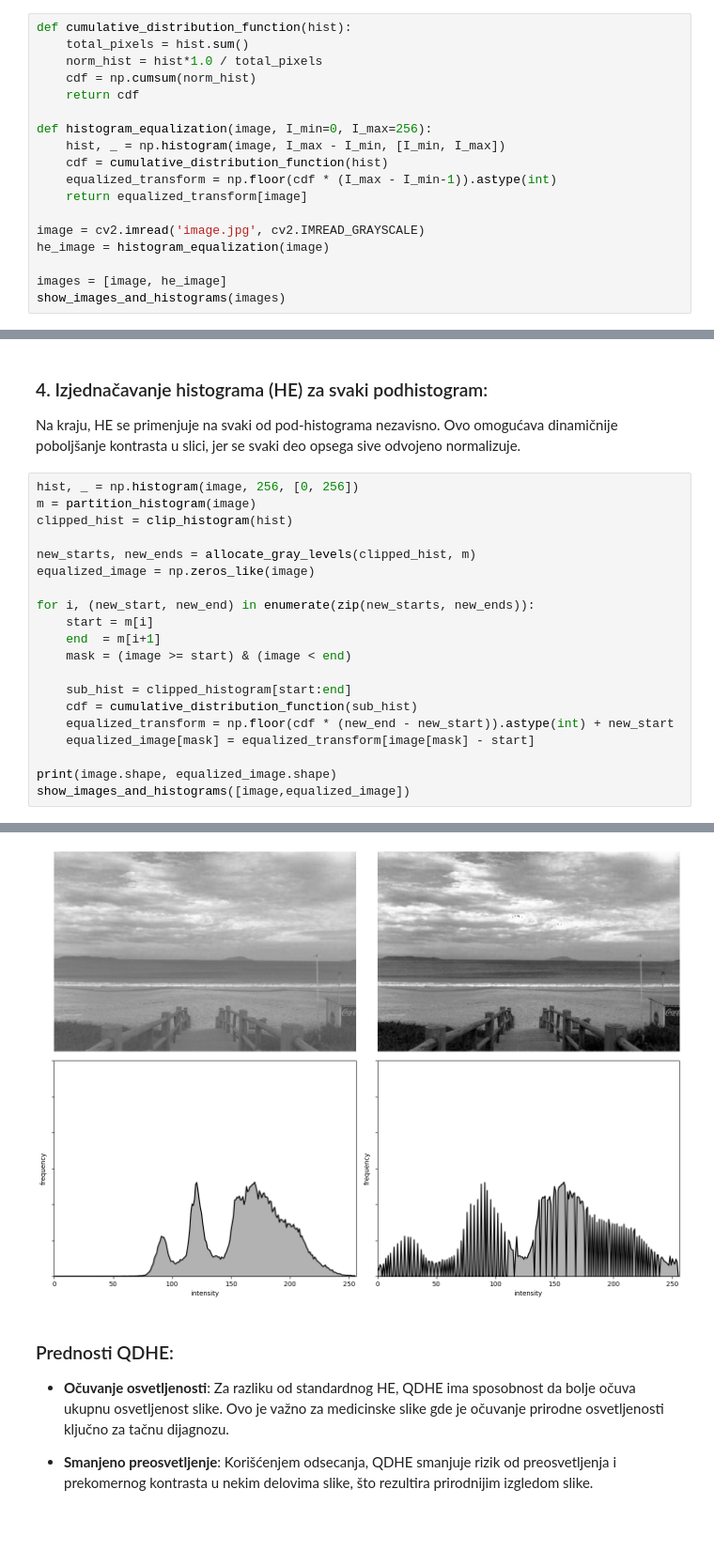
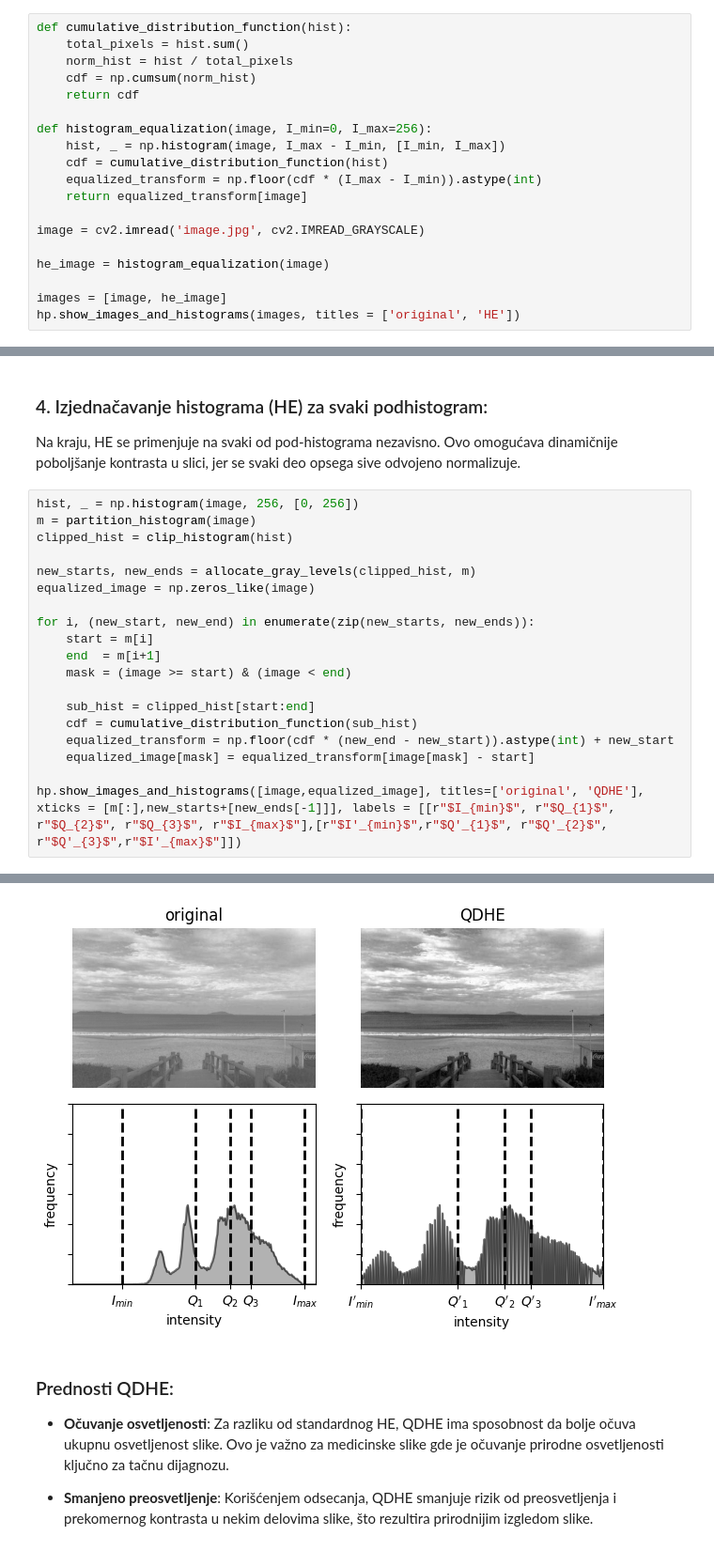
Before and after one commit to isidora00/HistogramAlgorithms, a Jupyter notebook: histogram_algorithms.ipynb, the cells around one changed output, grey strips where cells are left out. Shown at 94% size. Cells and saved outputs as stored; diff of their text form; blank space fills up the shorter version.

```diff
--- a/histogram_algorithms.ipynb
+++ b/histogram_algorithms.ipynb
@@ -81,19 +68,20 @@ $$
 # %%
 def cumulative_distribution_function(hist):
     total_pixels = hist.sum()
-    norm_hist = hist*1.0 / total_pixels
+    norm_hist = hist / total_pixels
     cdf = np.cumsum(norm_hist)
     return cdf
 
 def histogram_equalization(image, I_min=0, I_max=256):
     hist, _ = np.histogram(image, I_max - I_min, [I_min, I_max])
     cdf = cumulative_distribution_function(hist)
-    equalized_transform = np.floor(cdf * (I_max - I_min-1)).astype(int)
+    equalized_transform = np.floor(cdf * (I_max - I_min)).astype(int)
     return equalized_transform[image]
 
 image = cv2.imread('image.jpg', cv2.IMREAD_GRAYSCALE)
+
 he_image = histogram_equalization(image)
 
 images = [image, he_image]
-show_images_and_histograms(images)
+hp.show_images_and_histograms(images, titles = ['original', 'HE'])
 # %% [output]
@@ -219,11 +179,10 @@ for i, (new_start, new_end) in enumerate(zip(new_starts, new_ends)):
     end  = m[i+1]
     mask = (image >= start) & (image < end)
 
-    sub_hist = clipped_histogram[start:end]
+    sub_hist = clipped_hist[start:end]
     cdf = cumulative_distribution_function(sub_hist)
     equalized_transform = np.floor(cdf * (new_end - new_start)).astype(int) + new_start
     equalized_image[mask] = equalized_transform[image[mask] - start]
 
-print(image.shape, equalized_image.shape)
-show_images_and_histograms([image,equalized_image])
+hp.show_images_and_histograms([image,equalized_image], titles=['original', 'QDHE'], xticks = [m[:],new_starts+[new_ends[-1]]], labels = [[r"$I_{min}$", r"$Q_{1}$", r"$Q_{2}$", r"$Q_{3}$", r"$I_{max}$"],[r"$I'_{min}$",r"$Q'_{1}$", r"$Q'_{2}$", r"$Q'_{3}$",r"$I'_{max}$"]])
 # %% [output]
@@ -233,4 +189,4 @@ target total lenght : 255
-[figure, old version]
+[figure, new version]
 # %% [markdown]
 ### Prednosti QDHE:
 - **Očuvanje osvetljenosti**: Za razliku od standardnog HE, QDHE ima sposobnost da bolje očuva ukupnu osvetljenost slike. Ovo je važno za medicinske slike gde je očuvanje prirodne osvetljenosti ključno za tačnu dijagnozu.
```
Also changed, not shown: parts of 12 cells of this notebook, 2 other files.
